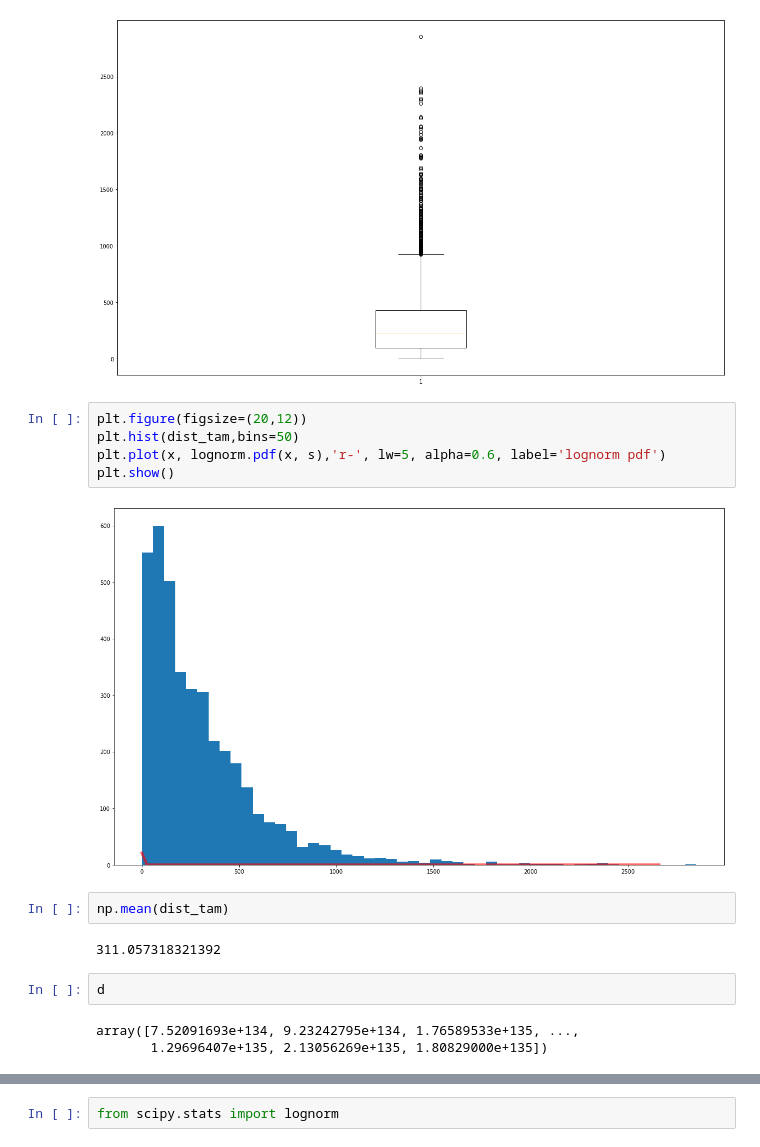
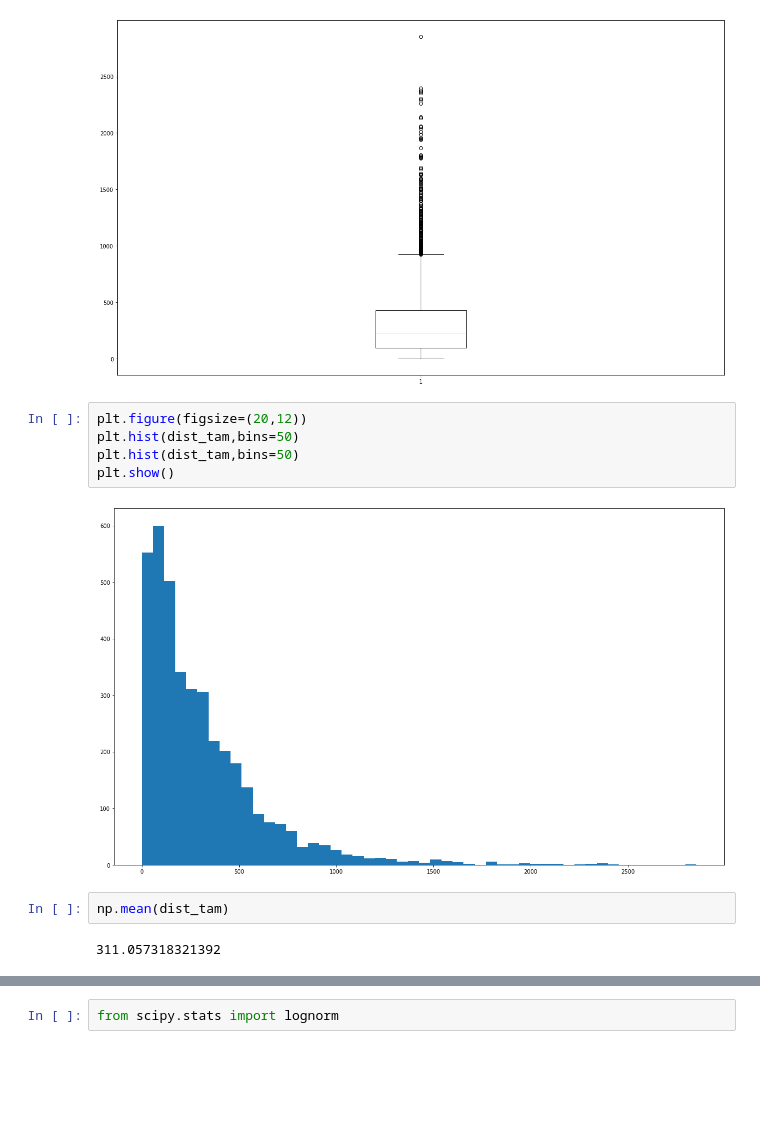
Before and after one commit to Modelagem-Covid-19-RJ/covid19, a Jupyter notebook: modelos/Factory/agent_based/RedeEscolar/Untitled.ipynb, the cells around one changed output, grey strips where cells are left out. Saved outputs shown, nothing was run; the diff lists cells and outputs as text; blank space fills up the shorter version.

```diff
--- a/modelos/Factory/agent_based/RedeEscolar/Untitled.ipynb
+++ b/modelos/Factory/agent_based/RedeEscolar/Untitled.ipynb
@@ -69,16 +65,11 @@ rslt = plt.boxplot(dist_tam)
 # %%
 plt.figure(figsize=(20,12))
 plt.hist(dist_tam,bins=50)
-plt.plot(x, lognorm.pdf(x, s),'r-', lw=5, alpha=0.6, label='lognorm pdf')
+plt.hist(dist_tam,bins=50)
 plt.show()
 # %% [output]
-[figure, old version]
+[figure, new version]
 # %%
 np.mean(dist_tam)
 # %% [output]
 311.057318321392
-# %%
-d
-# %% [output]
-array([7.52091693e+134, 9.23242795e+134, 1.76589533e+135, ...,
-       1.29696407e+135, 2.13056269e+135, 1.80829000e+135])
```
Also changed, not shown: parts of 9 cells of this notebook, 3 other files.
